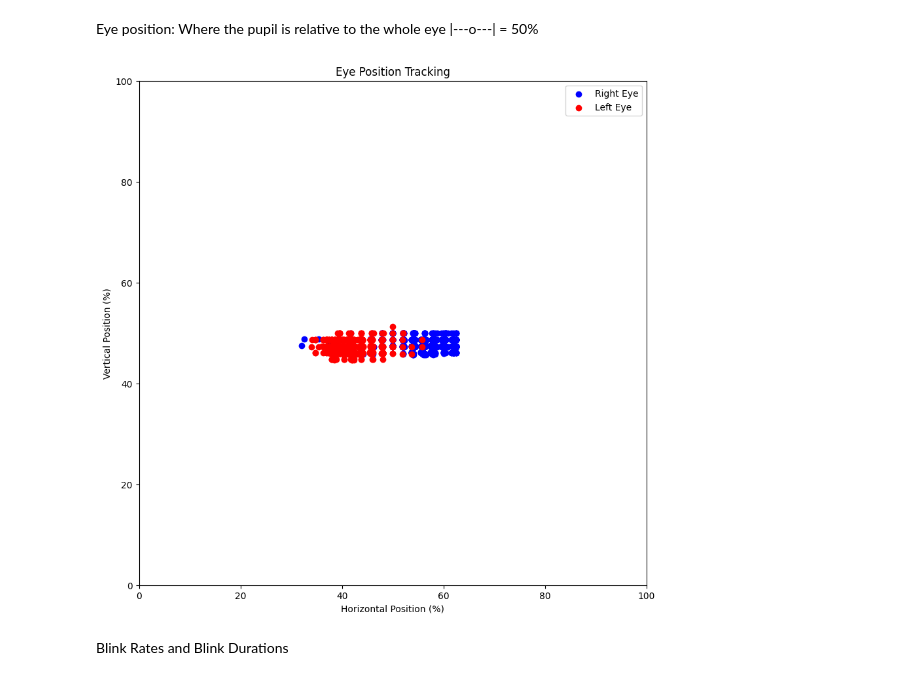
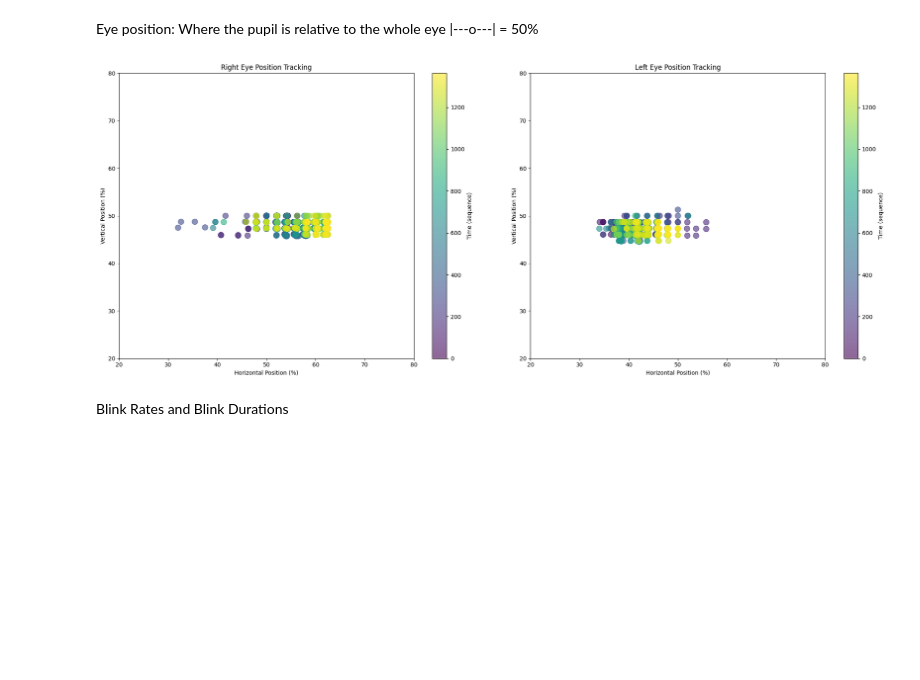
Before and after one commit to GabrielRimar/Mind-Wandering, a Jupyter notebook: data/analysis.ipynb, the cells around one changed output. Cells and saved outputs as stored; diff of their text form; code cells hidden in the pictures; blank space fills up the shorter version.

```diff
--- a/data/analysis.ipynb
+++ b/data/analysis.ipynb
@@ -39,34 +39,43 @@ gaze_df['left_eye_pos'] = gaze_df.apply(calculate_eye_position, axis=1, eye='lef
 
 gaze_df = gaze_df.drop(['right_eye_from_center', 'left_eye_from_center', 'right_eye_dim', 'left_eye_dim'], axis=1)
 #gaze_df.head
-# %%
-# Separate the x and y coordinates for both eyes
-right_eye_x = [pos[0] for pos in gaze_df['right_eye_pos']]
-right_eye_y = [pos[1] for pos in gaze_df['right_eye_pos']]
-left_eye_x = [pos[0] for pos in gaze_df['left_eye_pos']]
-left_eye_y = [pos[1] for pos in gaze_df['left_eye_pos']]
-
-# Create the scatter plot
-plt.figure(figsize=(10, 10))
-plt.scatter(right_eye_x, right_eye_y, color='blue', label='Right Eye')
-plt.scatter(left_eye_x, left_eye_y, color='red', label='Left Eye')
-
-# Set the axes limits
-plt.xlim(0, 100)
-plt.ylim(0, 100)
-
-# Add labels and title
-plt.xlabel('Horizontal Position (%)')
-plt.ylabel('Vertical Position (%)')
-plt.title('Eye Position Tracking')
-
-# Add a legend
-plt.legend()
-
-# Show the plot
-plt.show()
-# %% [output]
-[figure, removed]
+# %%
+# Separate the x and y coordinates for both eyes
+# Extract x, y coordinates for both eyes
+right_eye_x = [pos[0] for pos in gaze_df['right_eye_pos']]
+right_eye_y = [pos[1] for pos in gaze_df['right_eye_pos']]
+left_eye_x = [pos[0] for pos in gaze_df['left_eye_pos']]
+left_eye_y = [pos[1] for pos in gaze_df['left_eye_pos']]
+
+# Create figure with two subplots side by side
+fig, (ax1, ax2) = plt.subplots(1, 2, figsize=(20, 8))
+
+# Right eye plot
+scatter1 = ax1.scatter(right_eye_x, right_eye_y,
+                      c=range(len(right_eye_x)),  # Use index as time proxy
+                      cmap='viridis', s=100, alpha=0.6)  # Increased marker size
+ax1.set_xlim(20, 80)  # Zoomed in view
+ax1.set_ylim(20, 80)
+ax1.set_xlabel('Horizontal Position (%)')
+ax1.set_ylabel('Vertical Position (%)')
+ax1.set_title('Right Eye Position Tracking')
+fig.colorbar(scatter1, ax=ax1, label='Time (sequence)')
+
+# Left eye plot
+scatter2 = ax2.scatter(left_eye_x, left_eye_y,
+                      c=range(len(left_eye_x)),  # Use index as time proxy
+                      cmap='viridis', s=100, alpha=0.6)  # Increased marker size
+ax2.set_xlim(20, 80)  # Zoomed in view
+ax2.set_ylim(20, 80)
+ax2.set_xlabel('Horizontal Position (%)')
+ax2.set_ylabel('Vertical Position (%)')
+ax2.set_title('Left Eye Position Tracking')
+fig.colorbar(scatter2, ax=ax2, label='Time (sequence)')
+
+plt.tight_layout(w_pad=5)  # Add padding between subplots
+plt.show()
+# %% [output]
+[figure, added]
 # %% [markdown]
 Blink Rates and Blink Durations
 # %%
```
Also changed, not shown: 7 other files.
